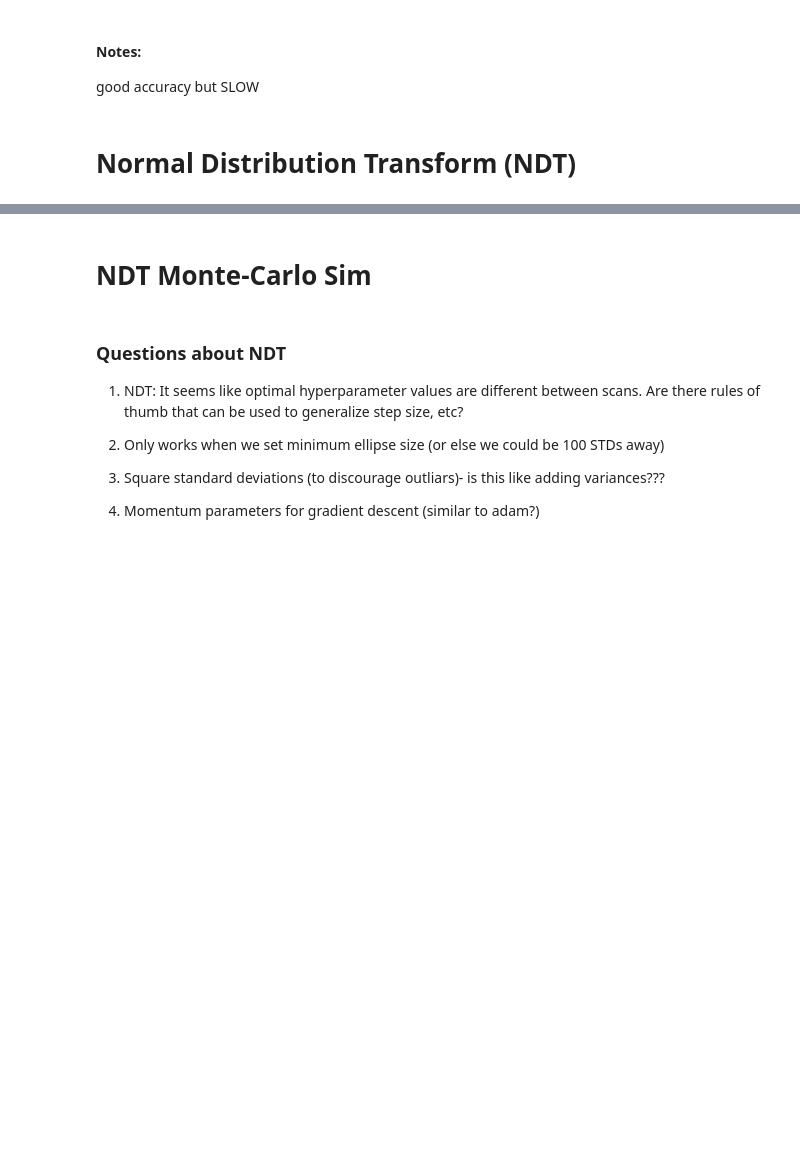
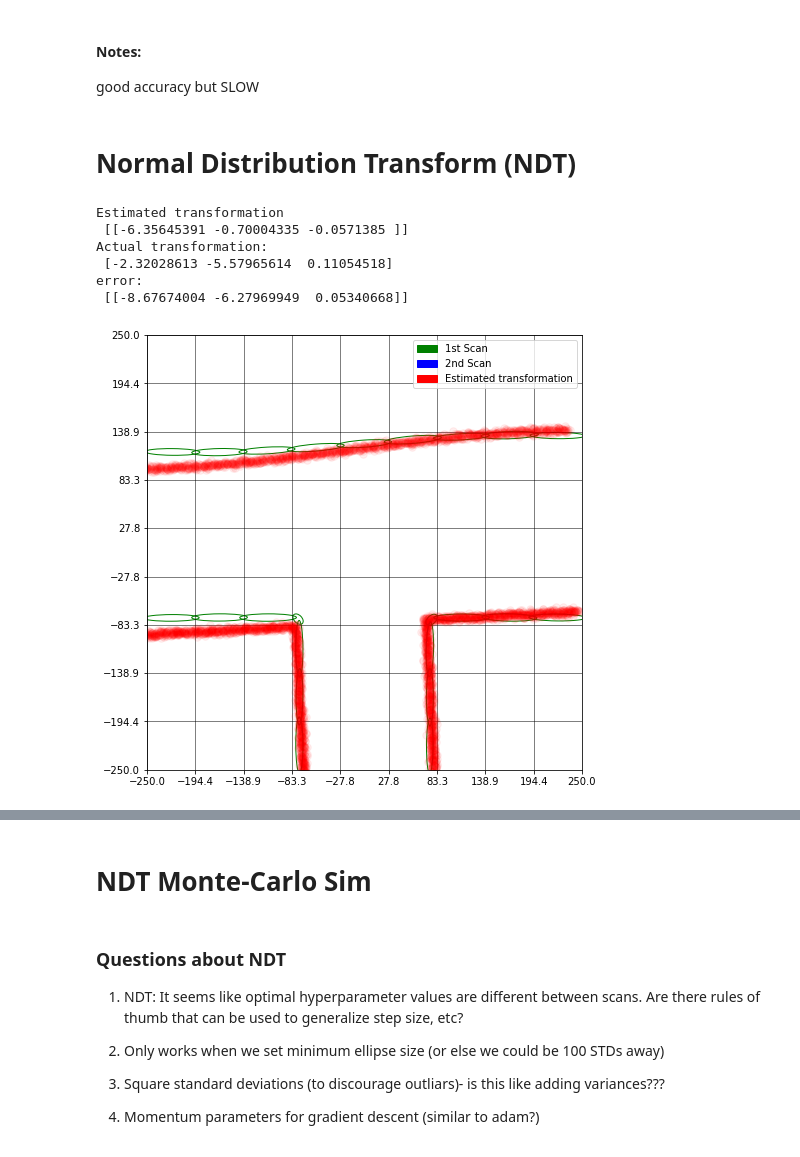
Before and after one commit to mcdermatt/ASAR, a Jupyter notebook: v1/train_network.ipynb, the cells around one changed output, grey strips where cells are left out. Drawn from its saved outputs; the diff is of its cells as text; code cells hidden in the pictures; blank space fills up the shorter version.

```diff
--- a/v1/train_network.ipynb
+++ b/v1/train_network.ipynb
@@ -441,30 +443,38 @@ good accuracy but SLOW
 # %%
 # from NDT import NDT_old as NDT
 from NDT import NDT
 
 fig9 = plt.figure()
 ax9 = fig9.add_subplot()
 # ax9.set_xlim(-125,150)
 green = mpatches.Patch(color='green', label='1st Scan')
 blue = mpatches.Patch(color='blue', label='2nd Scan')
 red = mpatches.Patch(color='red', label='Estimated transformation')
 plt.legend(handles=[green, blue, red])
 ax9.set_aspect('equal')
 
 # a = int(100*np.random.rand())
 # print(a)
 a = 59 #59 #10 #97 #33 #easy test scans
 fidelity = 10 # [N x N] grid of ellipses
-nc = 250  # number of cycles
+nc = 50  # number of cycles
 atd = True #along track demo
 
 r, t, results, x_actual = NDT(dat1[a],dat2[a],fig9,ax9, fid = fidelity,
                               num_cycles = nc, along_track_demo = atd,
                              output_actual = True)
 x_est = np.array([t[0], t[1], r]).T
 print("Estimated transformation \n", np.array(x_est))
 print("Actual transformation: \n", x_actual)
 print("error: \n", x_est + x_actual)
+# %% [output]
+Estimated transformation
+ [[-6.35645391 -0.70004335 -0.0571385 ]]
+Actual transformation:
+ [-2.32028613 -5.57965614  0.11054518]
+error:
+ [[-8.67674004 -6.27969949  0.05340668]]
+[figure, added]
 # %%
 fig10 = plt.figure()
 ax10 = fig10.add_subplot()
```
Also changed, not shown: parts of 9 cells of this notebook, 2 other files.
